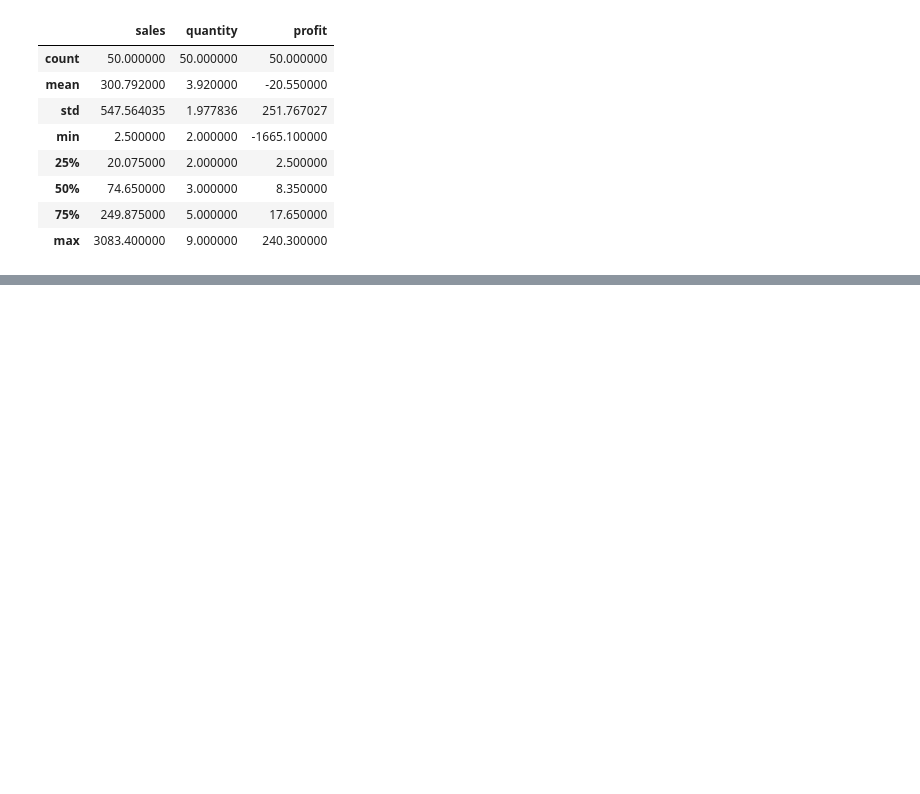
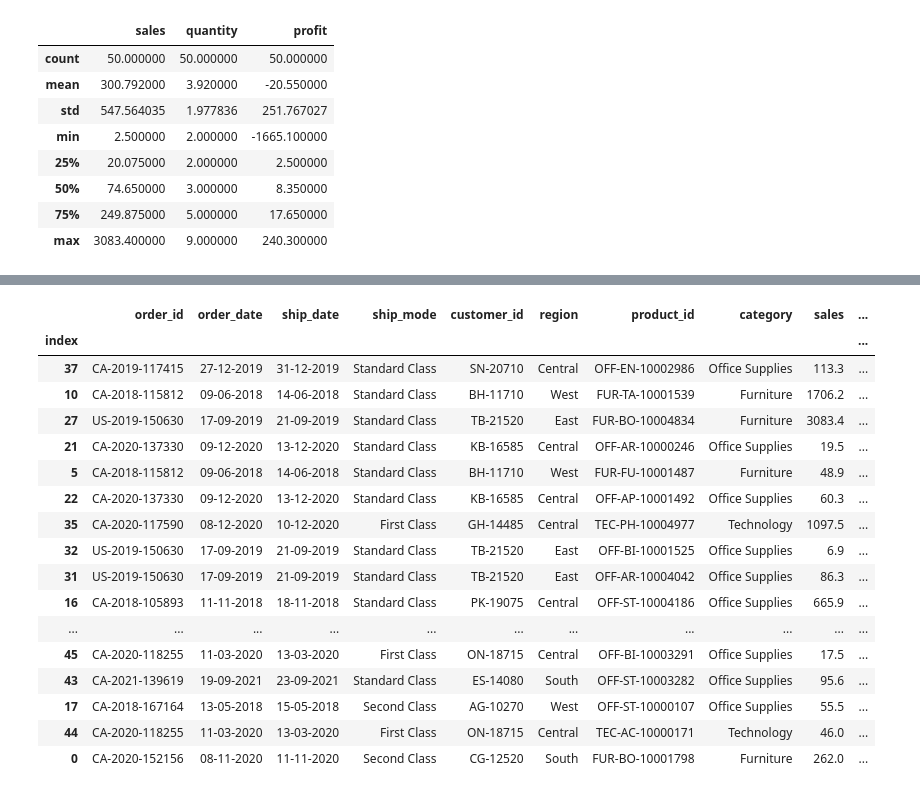
Before and after one commit to Bhakti77/pandas, a Jupyter notebook: Ankit_Bansal_Pandas.ipynb, the cells around one changed output, grey strips where cells are left out. Saved outputs shown, nothing was run; the diff lists cells and outputs as text; code cells hidden in the pictures; blank space fills up the shorter version.

```diff
--- a/Ankit_Bansal_Pandas.ipynb
+++ b/Ankit_Bansal_Pandas.ipynb
@@ -95,0 +142,23 @@ df.describe()  #integer columns
+# %%
+#sort
+df.sort_index(ascending=False)
+df.sort_values(by=["quantity","profit"],ascending=False)
+# %% [output]
+|  | order_id | order_date | ship_date | ship_mode | customer_id | region | product_id | category | sales | ... |
+| index |  |  |  |  |  |  |  |  |  | ... |
+| 37 | CA-2019-117415 | 27-12-2019 | 31-12-2019 | Standard Class | SN-20710 | Central | OFF-EN-10002986 | Office Supplies | 113.3 | ... |
+| 10 | CA-2018-115812 | 09-06-2018 | 14-06-2018 | Standard Class | BH-11710 | West | FUR-TA-10001539 | Furniture | 1706.2 | ... |
+| 27 | US-2019-150630 | 17-09-2019 | 21-09-2019 | Standard Class | TB-21520 | East | FUR-BO-10004834 | Furniture | 3083.4 | ... |
+| 21 | CA-2020-137330 | 09-12-2020 | 13-12-2020 | Standard Class | KB-16585 | Central | OFF-AR-10000246 | Office Supplies | 19.5 | ... |
+| 5 | CA-2018-115812 | 09-06-2018 | 14-06-2018 | Standard Class | BH-11710 | West | FUR-FU-10001487 | Furniture | 48.9 | ... |
+| 22 | CA-2020-137330 | 09-12-2020 | 13-12-2020 | Standard Class | KB-16585 | Central | OFF-AP-10001492 | Office Supplies | 60.3 | ... |
+| 35 | CA-2020-117590 | 08-12-2020 | 10-12-2020 | First Class | GH-14485 | Central | TEC-PH-10004977 | Technology | 1097.5 | ... |
+| 32 | US-2019-150630 | 17-09-2019 | 21-09-2019 | Standard Class | TB-21520 | East | OFF-BI-10001525 | Office Supplies | 6.9 | ... |
+| 31 | US-2019-150630 | 17-09-2019 | 21-09-2019 | Standard Class | TB-21520 | East | OFF-AR-10004042 | Office Supplies | 86.3 | ... |
+| 16 | CA-2018-105893 | 11-11-2018 | 18-11-2018 | Standard Class | PK-19075 | Central | OFF-ST-10004186 | Office Supplies | 665.9 | ... |
+| ... | ... | ... | ... | ... | ... | ... | ... | ... | ... | ... |
+| 45 | CA-2020-118255 | 11-03-2020 | 13-03-2020 | First Class | ON-18715 | Central | OFF-BI-10003291 | Office Supplies | 17.5 | ... |
+| 43 | CA-2021-139619 | 19-09-2021 | 23-09-2021 | Standard Class | ES-14080 | South | OFF-ST-10003282 | Office Supplies | 95.6 | ... |
+| 17 | CA-2018-167164 | 13-05-2018 | 15-05-2018 | Second Class | AG-10270 | West | OFF-ST-10000107 | Office Supplies | 55.5 | ... |
+| 44 | CA-2020-118255 | 11-03-2020 | 13-03-2020 | First Class | ON-18715 | Central | TEC-AC-10000171 | Technology | 46.0 | ... |
+| 0 | CA-2020-152156 | 08-11-2020 | 11-11-2020 | Second Class | CG-12520 | South | FUR-BO-10001798 | Furniture | 262.0 | ... |
```
Also changed, not shown: parts of 13 cells of this notebook.
